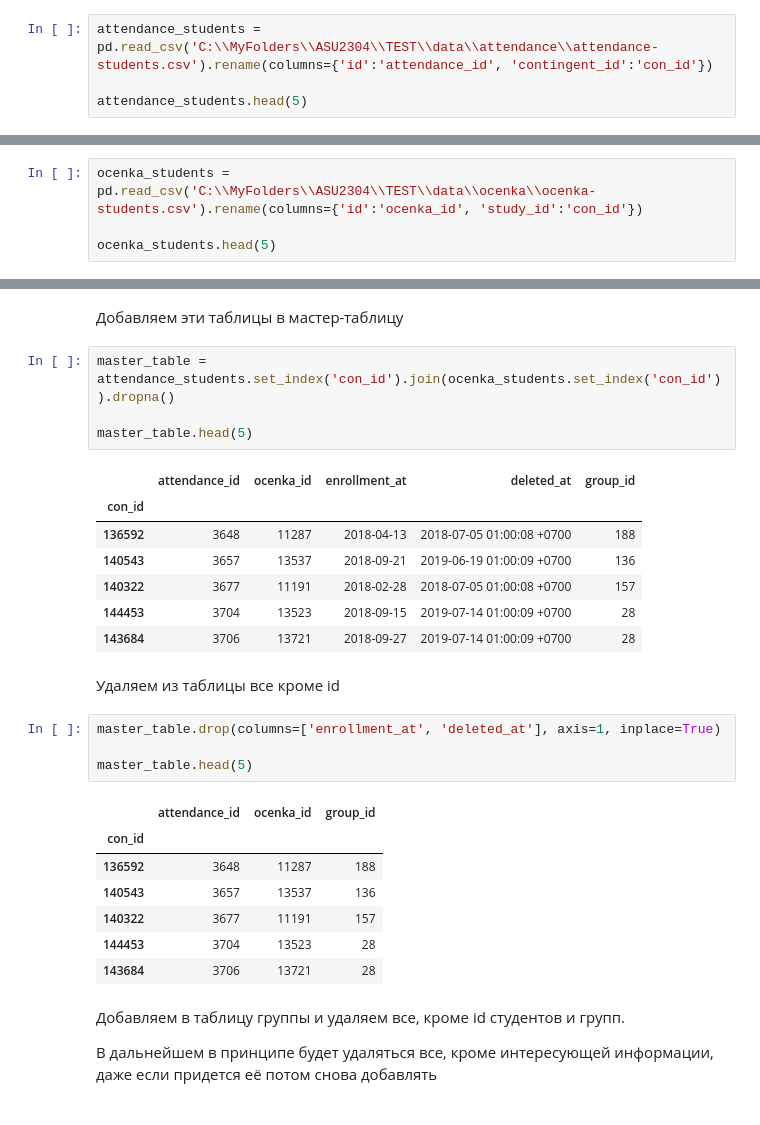
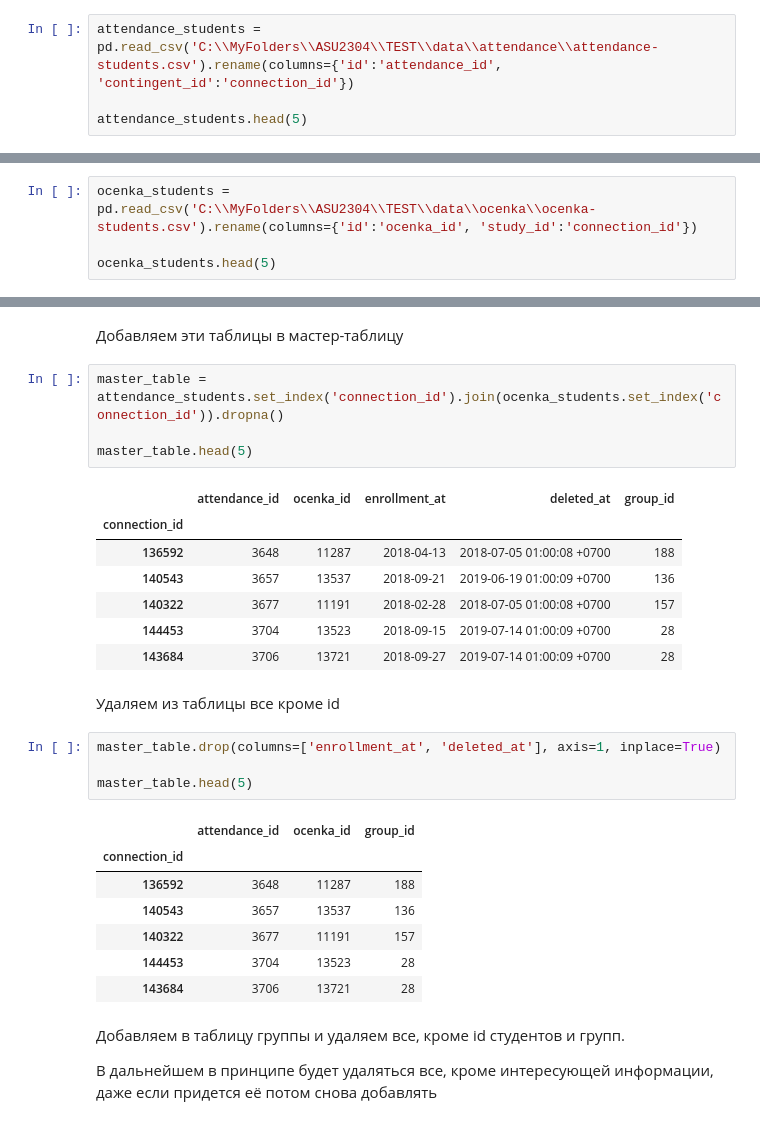
Before and after one commit to ATOM3448/ASU2304, a Jupyter notebook: data/compilation.ipynb, the cells around one changed output, grey strips where cells are left out. Drawn from its saved outputs; the diff is of its cells as text.

```diff
--- a/data/compilation.ipynb
+++ b/data/compilation.ipynb
@@ -11,7 +11,7 @@ import numpy as np
 # %% [markdown]
 Берем таблицу attendance-students
 # %%
-attendance_students = pd.read_csv('C:\\MyFolders\\ASU2304\\TEST\\data\\attendance\\attendance-students.csv').rename(columns={'id':'attendance_id', 'contingent_id':'con_id'})
+attendance_students = pd.read_csv('C:\\MyFolders\\ASU2304\\TEST\\data\\attendance\\attendance-students.csv').rename(columns={'id':'attendance_id', 'contingent_id':'connection_id'})
 
 attendance_students.head(5)
 # %% [output]
@@ -24,7 +24,7 @@ attendance_students.head(5)
 # %% [markdown]
 Берем таблицу ocenka-students
 # %%
-ocenka_students = pd.read_csv('C:\\MyFolders\\ASU2304\\TEST\\data\\ocenka\\ocenka-students.csv').rename(columns={'id':'ocenka_id', 'study_id':'con_id'})
+ocenka_students = pd.read_csv('C:\\MyFolders\\ASU2304\\TEST\\data\\ocenka\\ocenka-students.csv').rename(columns={'id':'ocenka_id', 'study_id':'connection_id'})
 
 ocenka_students.head(5)
 # %% [output]
@@ -37,12 +37,12 @@ ocenka_students.head(5)
 # %% [markdown]
 Добавляем эти таблицы в мастер-таблицу
 # %%
-master_table = attendance_students.set_index('con_id').join(ocenka_students.set_index('con_id')).dropna()
+master_table = attendance_students.set_index('connection_id').join(ocenka_students.set_index('connection_id')).dropna()
 
 master_table.head(5)
 # %% [output]
 |  | attendance_id | ocenka_id | enrollment_at | deleted_at | group_id |
-| con_id |  |  |  |  |  |
+| connection_id |  |  |  |  |  |
 | 136592 | 3648 | 11287 | 2018-04-13 | 2018-07-05 01:00:08 +0700 | 188 |
 | 140543 | 3657 | 13537 | 2018-09-21 | 2019-06-19 01:00:09 +0700 | 136 |
 | 140322 | 3677 | 11191 | 2018-02-28 | 2018-07-05 01:00:08 +0700 | 157 |
@@ -56,7 +56,7 @@ master_table.drop(columns=['enrollment_at', 'deleted_at'], axis=1, inplace=True)
 master_table.head(5)
 # %% [output]
 |  | attendance_id | ocenka_id | group_id |
-| con_id |  |  |  |
+| connection_id |  |  |  |
 | 136592 | 3648 | 11287 | 188 |
 | 140543 | 3657 | 13537 | 136 |
 | 140322 | 3677 | 11191 | 157 |
```
Also changed, not shown: parts of 21 cells of this notebook.
